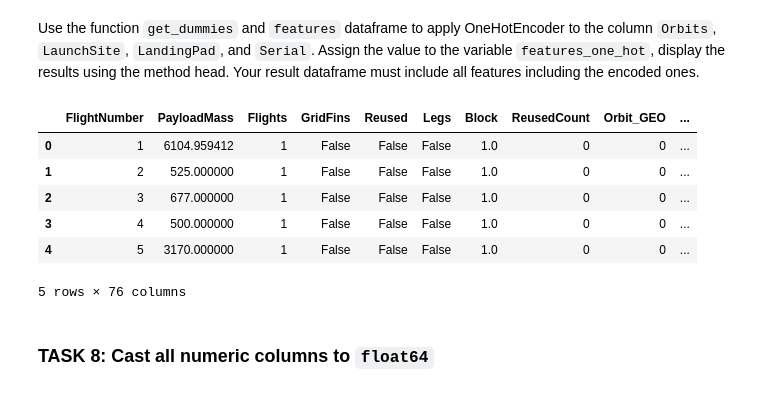
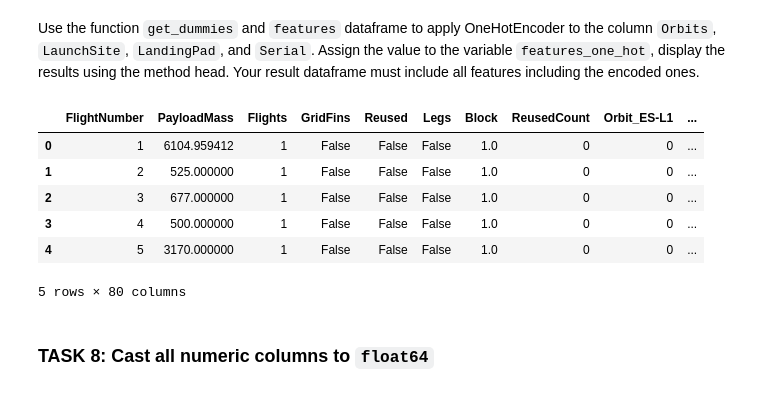
Before and after one commit to gkclement/IBMDataScienceProfessionalCetrificate, a Jupyter notebook: EDA with Visualization.ipynb, the cells around one changed output. Drawn from its saved outputs; the diff is of its cells as text; code cells hidden in the pictures.

```diff
--- a/EDA with Visualization.ipynb
+++ b/EDA with Visualization.ipynb
@@ -263,16 +263,17 @@ Use the function <code>get_dummies</code> and <code>features</code> dataframe to
 # %%
 # HINT: Use get_dummies() function on the categorical columns
 categorical_columns=['Orbit', 'LaunchSite', 'LandingPad', 'Serial']
-features_one_hot = pd.get_dummies(features, columns=categorical_columns, prefix=categorical_columns, drop_first=True)
+#features_one_hot = pd.get_dummies(features, columns=categorical_columns, prefix=categorical_columns, drop_first=True)
+features_one_hot = pd.get_dummies(features, columns=categorical_columns, prefix=categorical_columns)
 features_one_hot.head()
 # %% [output]
-|  | FlightNumber | PayloadMass | Flights | GridFins | Reused | Legs | Block | ReusedCount | Orbit_GEO | ... |
+|  | FlightNumber | PayloadMass | Flights | GridFins | Reused | Legs | Block | ReusedCount | Orbit_ES-L1 | ... |
 | 0 | 1 | 6104.959412 | 1 | False | False | False | 1.0 | 0 | 0 | ... |
 | 1 | 2 | 525.000000 | 1 | False | False | False | 1.0 | 0 | 0 | ... |
 | 2 | 3 | 677.000000 | 1 | False | False | False | 1.0 | 0 | 0 | ... |
 | 3 | 4 | 500.000000 | 1 | False | False | False | 1.0 | 0 | 0 | ... |
 | 4 | 5 | 3170.000000 | 1 | False | False | False | 1.0 | 0 | 0 | ... |
-5 rows × 76 columns
+5 rows × 80 columns
 # %% [markdown]
 ### TASK  8: Cast all numeric columns to `float64`
 # %% [markdown]
```
Also changed, not shown: parts of 6 cells of this notebook.
